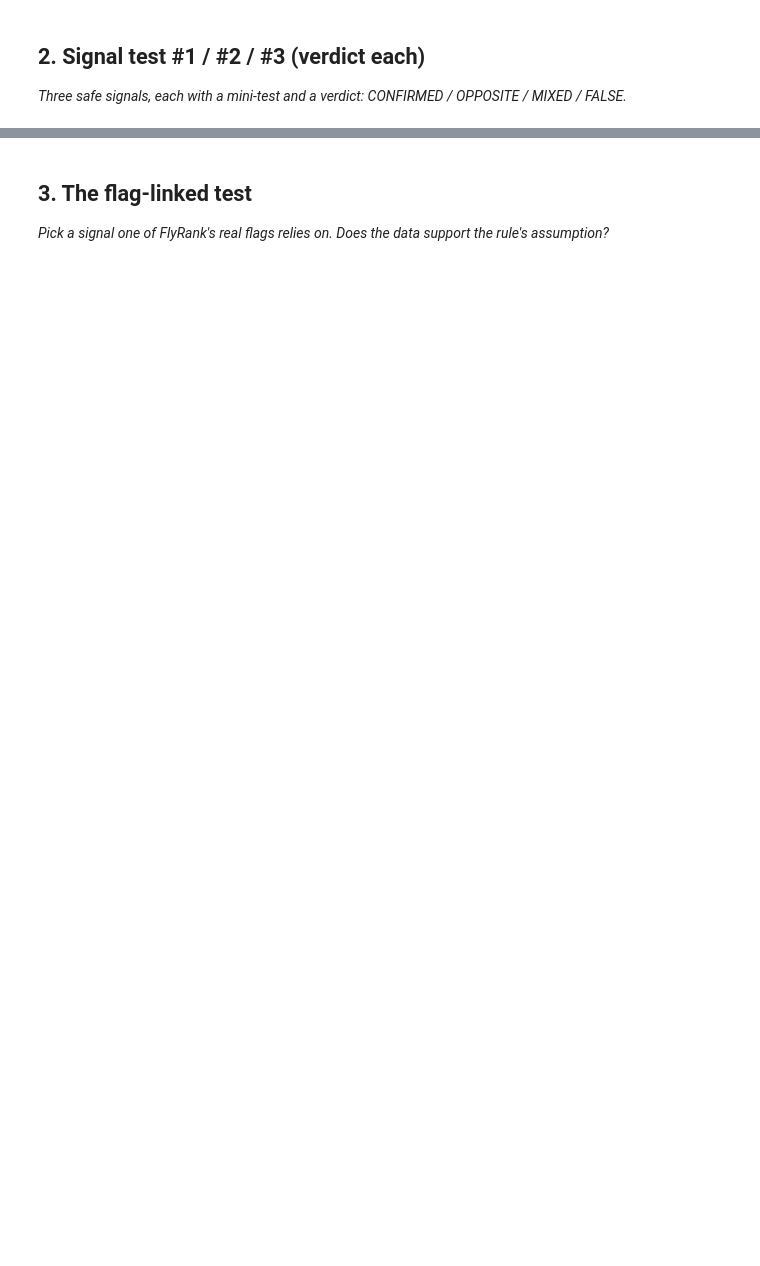
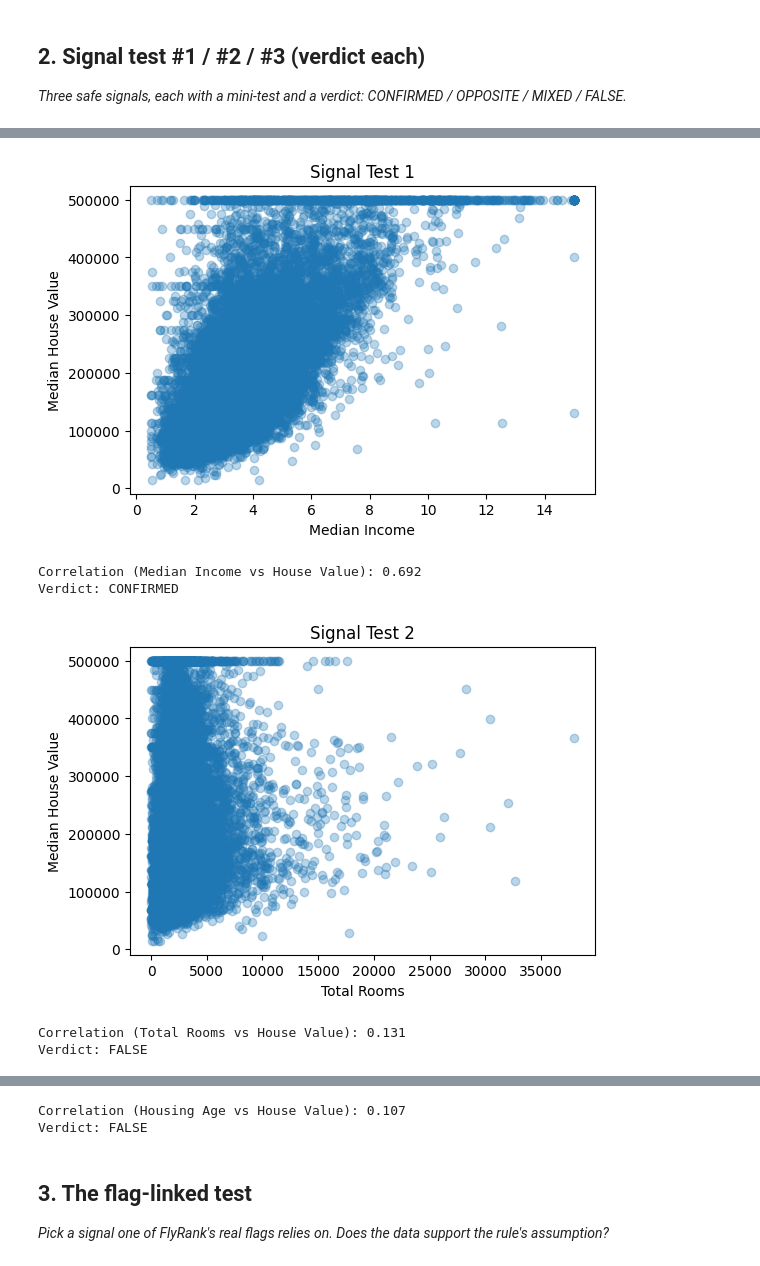
Before and after one commit to rish7186/flyrank-ml-internship-starter, a Jupyter notebook: work/notebooks/w04_signal_audit.ipynb, the cells around one changed output, grey strips where cells are left out. Drawn from its saved outputs; the diff is of its cells as text; code cells hidden in the pictures; blank space fills up the shorter version.

```diff
--- a/work/notebooks/w04_signal_audit.ipynb
+++ b/work/notebooks/w04_signal_audit.ipynb
@@ -22,0 +107,70 @@ This skeleton is yours to fill. Work the sections **in order** — each one has
+# %%
+# This cell is for CODE (numbers, a query, a check).
+# Write your text answer in the cell ABOVE this one — typing sentences here breaks Run All.
+import matplotlib.pyplot as plt
+
+# ---------- Signal Test 1 ----------
+corr1 = df["median_income"].corr(df["median_house_value"])
+
+plt.figure(figsize=(6,4))
+plt.scatter(df["median_income"], df["median_house_value"], alpha=0.3)
+plt.xlabel("Median Income")
+plt.ylabel("Median House Value")
+plt.title("Signal Test 1")
+plt.show()
+
+print(f"Correlation (Median Income vs House Value): {corr1:.3f}")
+
+if corr1 > 0.5:
+    print("Verdict: CONFIRMED")
+elif corr1 > 0.2:
+    print("Verdict: MIXED")
+else:
+    print("Verdict: FALSE")
+
+
+# ---------- Signal Test 2 ----------
+corr2 = df["total_rooms"].corr(df["median_house_value"])
+
+plt.figure(figsize=(6,4))
+plt.scatter(df["total_rooms"], df["median_house_value"], alpha=0.3)
+plt.xlabel("Total Rooms")
+plt.ylabel("Median House Value")
+plt.title("Signal Test 2")
+plt.show()
+
+print(f"\nCorrelation (Total Rooms vs House Value): {corr2:.3f}")
+
+if corr2 > 0.5:
+    print("Verdict: CONFIRMED")
+elif corr2 > 0.2:
+    print("Verdict: MIXED")
+else:
+    print("Verdict: FALSE")
+
+
+# ---------- Signal Test 3 ----------
+corr3 = df["housing_median_age"].corr(df["median_house_value"])
+
+plt.figure(figsize=(6,4))
+plt.scatter(df["housing_median_age"], df["median_house_value"], alpha=0.3)
+plt.xlabel("Housing Median Age")
+plt.ylabel("Median House Value")
+plt.title("Signal Test 3")
+plt.show()
+
+print(f"\nCorrelation (Housing Age vs House Value): {corr3:.3f}")
+
+if corr3 > 0.5:
+    print("Verdict: CONFIRMED")
+elif corr3 > 0.2:
+    print("Verdict: MIXED")
+else:
+    print("Verdict: FALSE")
+# %% [output]
+[figure, added]
+Correlation (Median Income vs House Value): 0.692
+Verdict: CONFIRMED
+[figure, added]
+Correlation (Total Rooms vs House Value): 0.131
+Verdict: FALSE
@@ -23,3 +178,5 @@ This skeleton is yours to fill. Work the sections **in order** — each one has
+Correlation (Housing Age vs House Value): 0.107
+Verdict: FALSE
 # %% [markdown]
 ## 3. The flag-linked test
 
```
Also changed, not shown: parts of 11 cells of this notebook.
